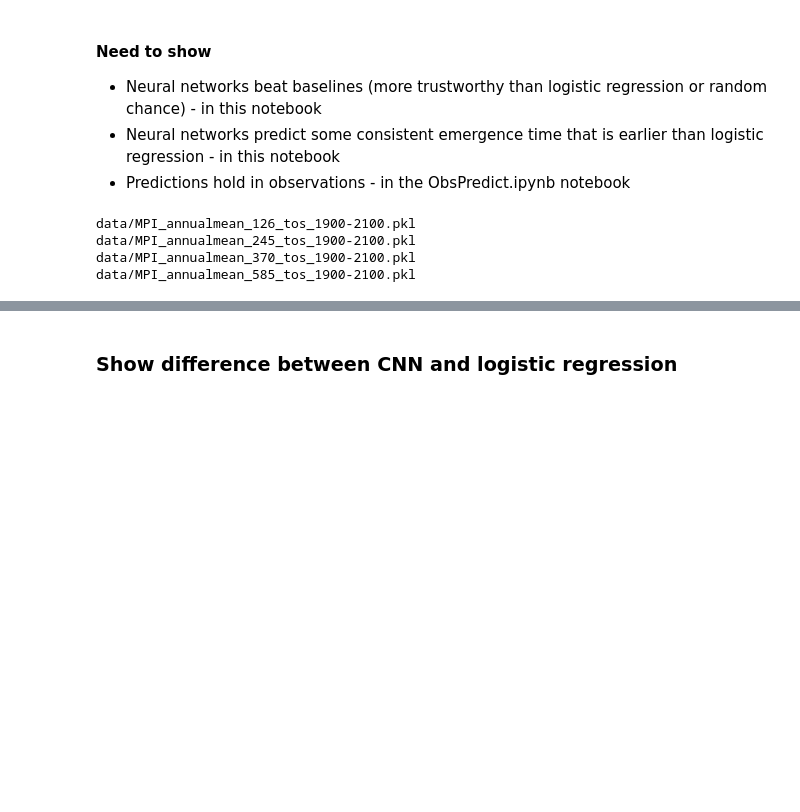
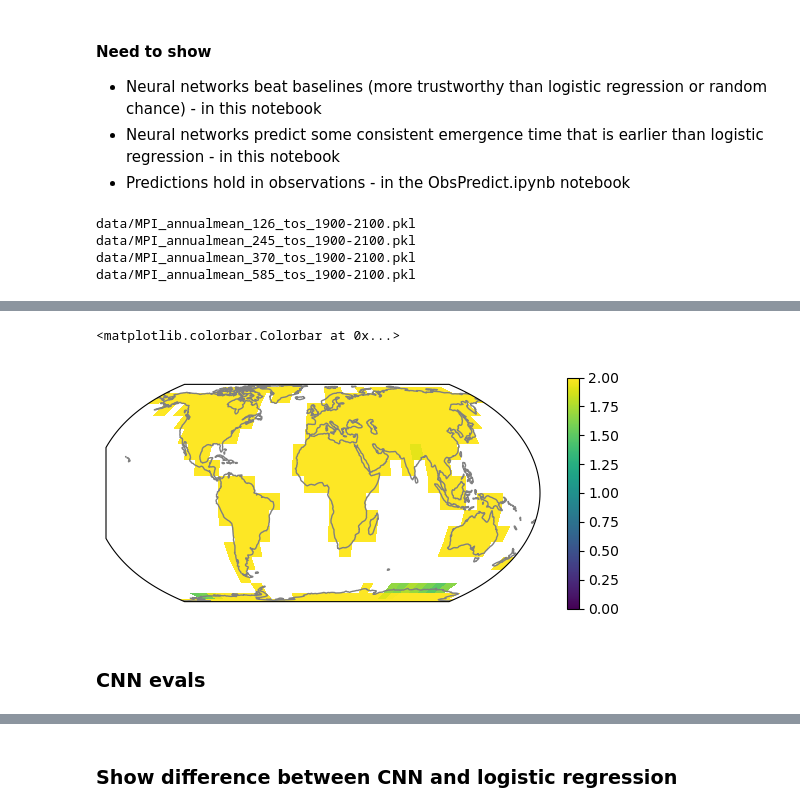
Before and after one commit to emily-gordy/predictability-emergence, a Jupyter notebook: FirstPredict.ipynb, the cells around one changed output, grey strips where cells are left out. Cells and saved outputs as stored; diff of their text form; code cells hidden in the pictures; blank space fills up the shorter version.

```diff
--- a/FirstPredict.ipynb
+++ b/FirstPredict.ipynb
@@ -381,0 +112,4 @@ working on 585
+# %%
+imp.reload(EvalHelpers)
+
+ModelEvals = EvalHelpers.HistoricMax(analysisparams)
@@ -381,0 +136,11 @@ working on 585
+# %%
+plt.figure(figsize=(7,3))
+ax = plt.subplot(1,1,1,projection=ccrs.EqualEarth())
+c1=ax.pcolormesh(lonvec+5,latvec+5,ModelEvals.lr_coeffs,transform=ccrs.PlateCarree(),vmin=0,vmax=2)
+ax.coastlines(color='gray')
+plt.colorbar(c1)
+# %% [output]
+<matplotlib.colorbar.Colorbar at 0x...>
+[figure, added]
+# %% [markdown]
+### CNN evals
```
Also changed, not shown: parts of 20 cells of this notebook, 4 other files.
